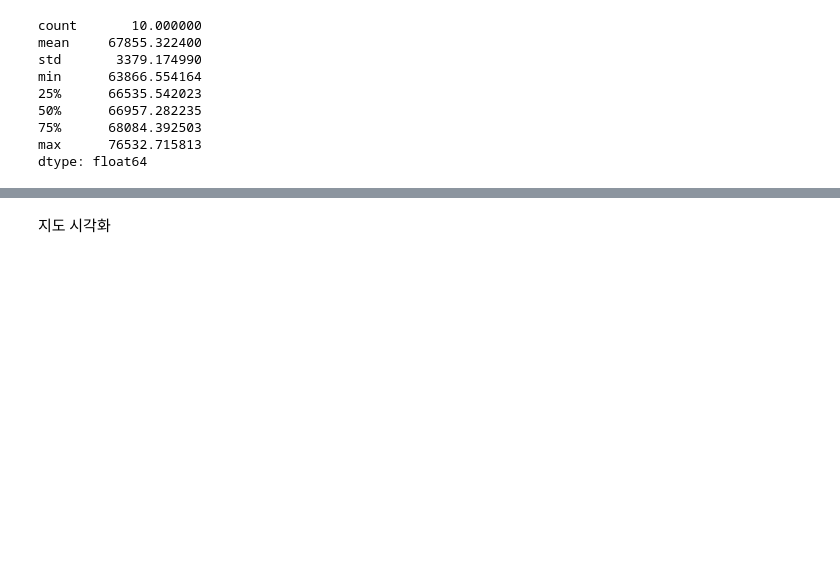
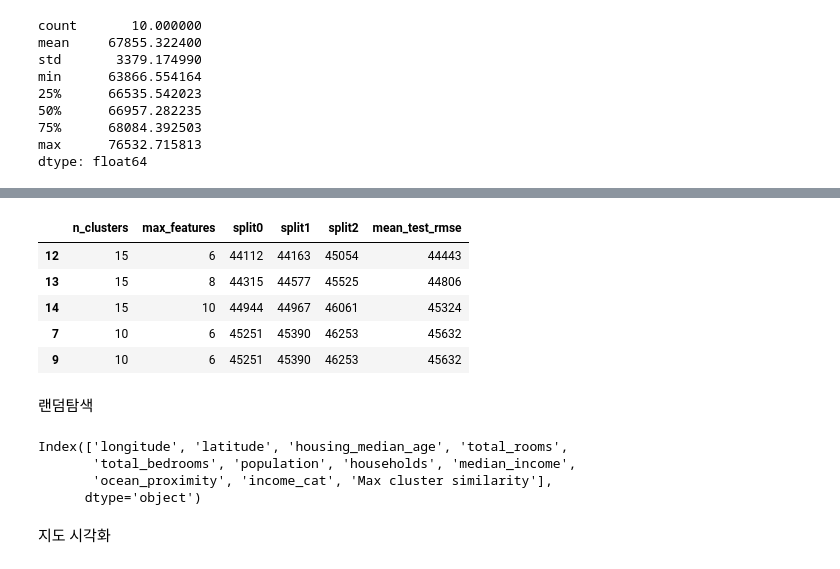
Before and after one commit to leekyuyoung202306/PYTHON, a Jupyter notebook: 21주차/머신러닝_프로젝트_a_z.ipynb, the cells around one changed output, grey strips where cells are left out. Drawn from its saved outputs; the diff is of its cells as text; code cells hidden in the pictures; blank space fills up the shorter version.

```diff
--- a/21주차/머신러닝_프로젝트_a_z.ipynb
+++ b/21주차/머신러닝_프로젝트_a_z.ipynb
@@ -935,0 +946,6 @@ pd.Series(forest_rmses).describe()
+# %%
+# 교차검증 수치값과 전체데이터를 훈련세트로 가정해서 두 수치를 비교
+forest_reg.fit(housing, housing_labels)
+housing_predictions =  forest_reg.predict(housing)
+forest_rmse = mean_squared_error(housing_labels, housing_predictions,squared=False)
+forest_rmse
@@ -935,0 +957,14 @@ pd.Series(forest_rmses).describe()
+# %%
+from sklearn.model_selection import GridSearchCV
+full_pipeline = Pipeline([
+    ('preprocessing', preprocessing),
+    ('random_forest', RandomForestRegressor(random_state=42))
+])
+param_grid = [
+    {'preprocessing__geo__n_clusters' : [5,8,10],
+    'random_forest__max_features':[4,6,8]},
+    {'preprocessing__geo__n_clusters' : [10,15],
+    'random_forest__max_features':[6,8,10]}
+]
+grid_search =  GridSearchCV(full_pipeline,param_grid=param_grid,cv=3,scoring='neg_root_mean_squared_error')
+grid_search.fit(housing,housing_labels)
@@ -936,3 +1021,33 @@ pd.Series(forest_rmses).describe()
+# %%
+cv_res = pd.DataFrame(grid_search.cv_results_)
+cv_res.sort_values(by='mean_test_score',ascending=False, inplace=True)
+cv_res = cv_res.rename(columns={
+    'param_preprocessing__geo__n_clusters' : 'n_clusters',
+    'param_random_forest__max_features' : 'max_features',
+    'split0_test_score':'split0',
+    'split1_test_score' : 'split1',
+    'split2_test_score':'split2',
+    'mean_test_score':'mean_test_rmse'
+})
+cv_res = cv_res[['n_clusters','max_features','split0','split1','split2','mean_test_rmse']]
+cv_res[['split0','split1','split2','mean_test_rmse']]  = -cv_res[['split0','split1','split2','mean_test_rmse']].round().astype(np.int64)
+cv_res.head()
+# %% [output]
+|  | n_clusters | max_features | split0 | split1 | split2 | mean_test_rmse |
+| 12 | 15 | 6 | 44112 | 44163 | 45054 | 44443 |
+| 13 | 15 | 8 | 44315 | 44577 | 45525 | 44806 |
+| 14 | 15 | 10 | 44944 | 44967 | 46061 | 45324 |
+| 7 | 10 | 6 | 45251 | 45390 | 46253 | 45632 |
+| 9 | 10 | 6 | 45251 | 45390 | 46253 | 45632 |
+# %% [markdown]
+랜덤탐색
+# %%
+housing.columns
+# %% [output]
+Index(['longitude', 'latitude', 'housing_median_age', 'total_rooms',
+       'total_bedrooms', 'population', 'households', 'median_income',
+       'ocean_proximity', 'income_cat', 'Max cluster similarity'],
+      dtype='object')
 # %% [markdown]
 지도 시각화
 # %%
```
Also changed, not shown: parts of 9 cells of this notebook.
